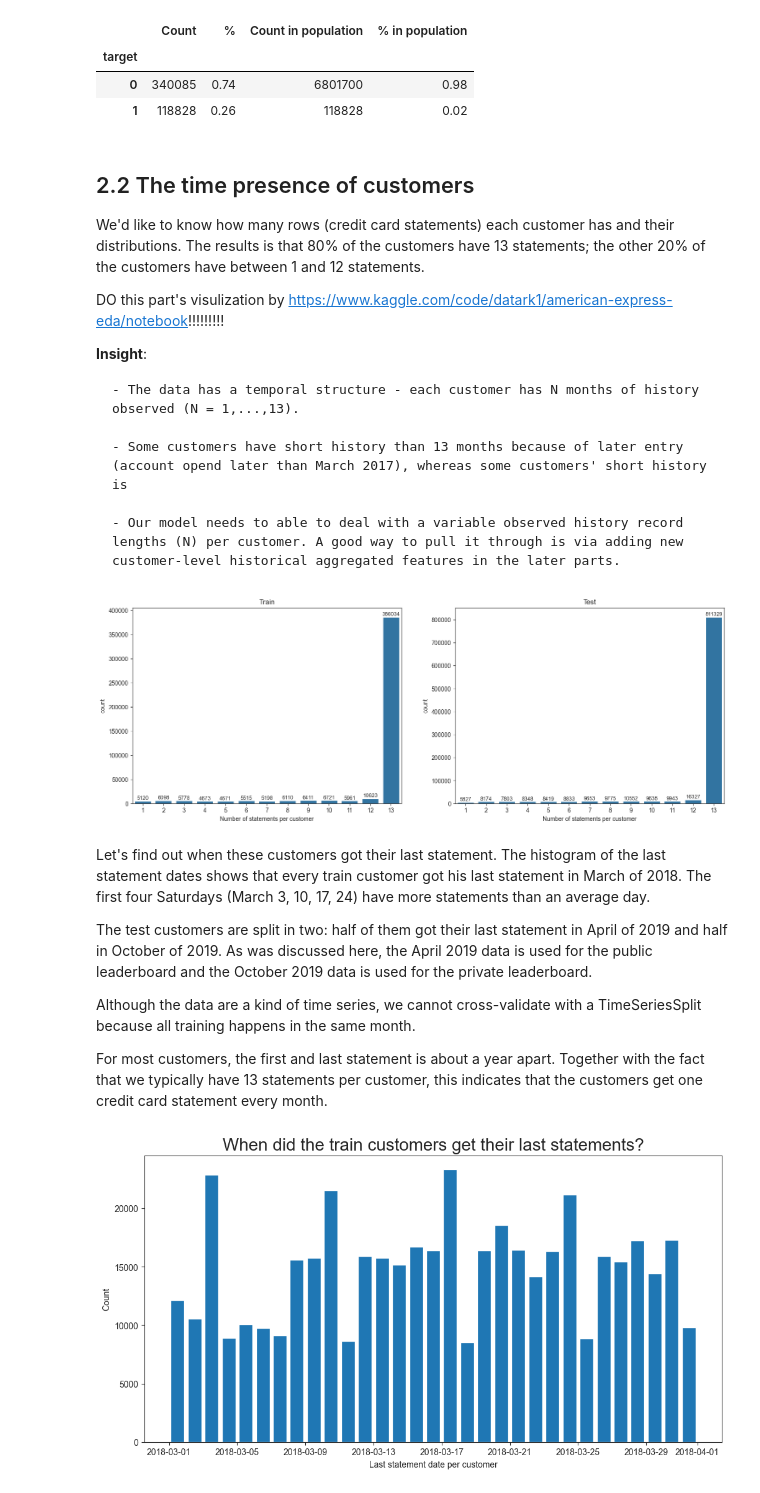
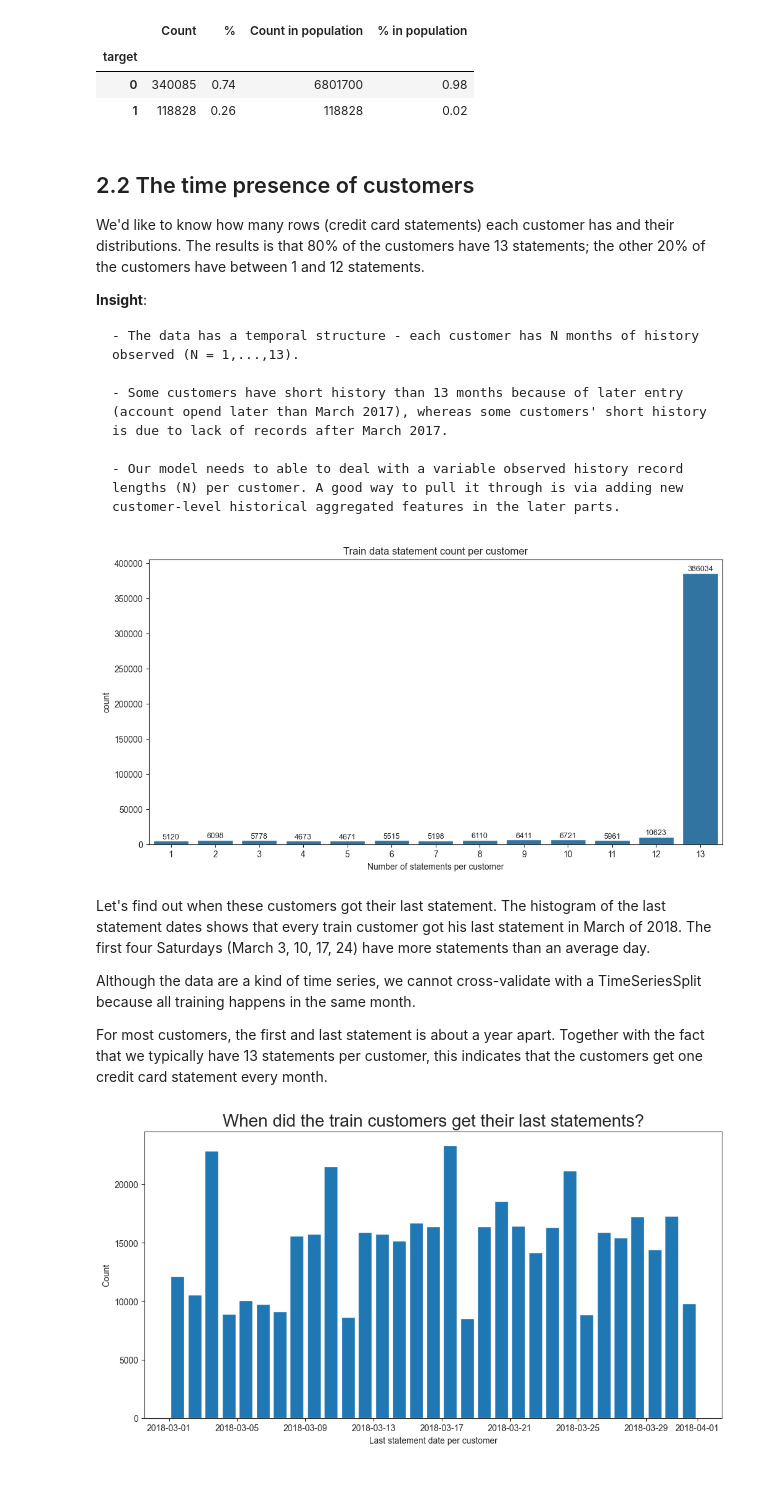
Before and after one commit to Dr-Spicy/AMEX_Default, a Jupyter notebook: Notebook only on Train.ipynb, the cells around one changed output. Drawn from its saved outputs; the diff is of its cells as text; code cells hidden in the pictures.

```diff
--- a/Notebook only on Train.ipynb
+++ b/Notebook only on Train.ipynb
@@ -184,33 +155,26 @@ label_stats
 
 We'd like to know how many rows (credit card statements) each customer has and their distributions. The results is that 80% of the customers have 13 statements; the other 20% of the customers have between 1 and 12 statements.
 
-DO this part's visulization by https://www.kaggle.com/code/datark1/american-express-eda/notebook!!!!!!!!!
 
 **Insight**:
 
     - The data has a temporal structure - each customer has N months of history observed (N = 1,...,13).
 
-    - Some customers have short history than 13 months because of later entry (account opend later than March 2017), whereas some customers' short history is
+    - Some customers have short history than 13 months because of later entry (account opend later than March 2017), whereas some customers' short history is due to lack of records after March 2017.
 
     - Our model needs to able to deal with a variable observed history record lengths (N) per customer. A good way to pull it through is via adding new customer-level historical aggregated features in the later parts.
 # %%
 # plot the number of statements per customer as barplots in the train and test data
-fig, ax = plt.subplots(1, 2, figsize=(18, 6))
-sns.barplot(df_train.customer_ID.value_counts().value_counts().sort_index(ascending=False), ax=ax[0])
-ax[0].bar_label(ax[0].containers[0], fmt='%.0f', label_type='edge', fontsize=9)
-ax[0].set_xlabel('Number of statements per customer')
-ax[0].set_title('Train')
-sns.barplot(X_test.customer_ID.value_counts().value_counts().sort_index(ascending=False), ax=ax[1])
-ax[1].bar_label(ax[1].containers[0], fmt='%.0f', label_type='edge', fontsize=9)
-ax[1].set_xlabel('Number of statements per customer')
-ax[1].set_title('Test')
+fig, ax = plt.subplots(1, 1, figsize=(12, 6))
+sns.barplot(df_train.customer_ID.value_counts().value_counts().sort_index(ascending=False), ax=ax)
+ax.bar_label(ax.containers[0], fmt='%.0f', label_type='edge', fontsize=9)
+ax.set_xlabel('Number of statements per customer')
+ax.set_title('Train data statement count per customer')
 plt.show()
 # %% [output]
-[figure, old version]
+[figure, new version]
 # %% [markdown]
 Let's find out when these customers got their last statement. The histogram of the last statement dates shows that every train customer got his last statement in March of 2018. The first four Saturdays (March 3, 10, 17, 24) have more statements than an average day.
-
-The test customers are split in two: half of them got their last statement in April of 2019 and half in October of 2019. As was discussed here, the April 2019 data is used for the public leaderboard and the October 2019 data is used for the private leaderboard.
 
 Although the data are a kind of time series, we cannot cross-validate with a TimeSeriesSplit because all training happens in the same month.
 
```
Also changed, not shown: parts of 51 cells of this notebook.
